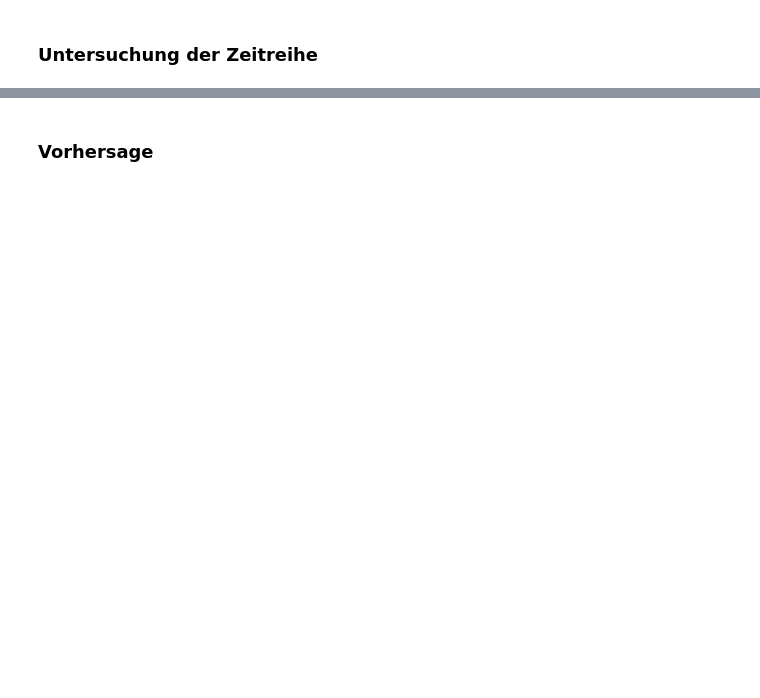
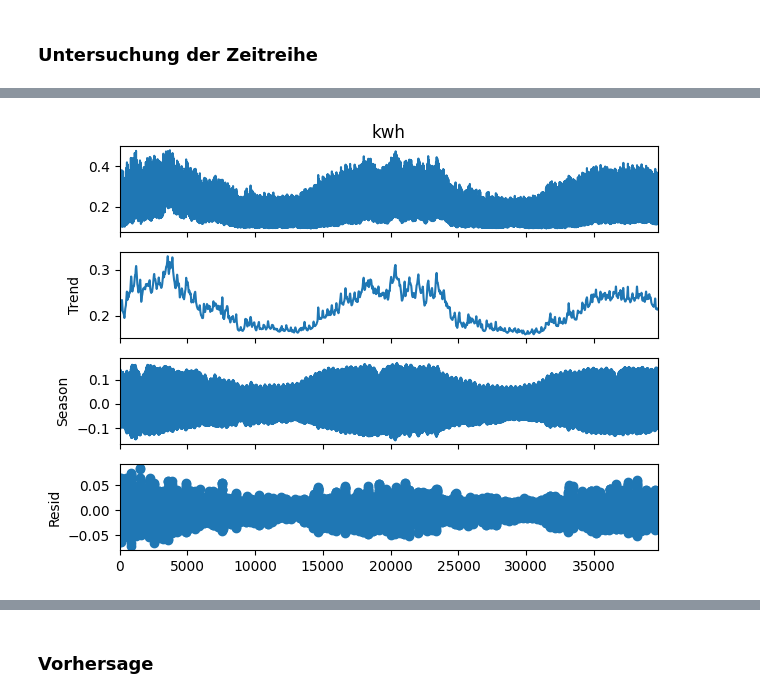
Before and after one commit to vasv1011/semester-3-projekte, a Jupyter notebook: Abgabe 1/analyse.ipynb, the cells around one changed output, grey strips where cells are left out. Cells and saved outputs as stored; diff of their text form; code cells hidden in the pictures; blank space fills up the shorter version.

```diff
--- a/Abgabe 1/analyse.ipynb
+++ b/Abgabe 1/analyse.ipynb
@@ -120,10 +184,12 @@ plt.show()
 # %%
-from statsmodels.tsa.seasonal import STL
+# from statsmodels.tsa.seasonal import STL
 
-decomposition = STL(
-    df["kwh"],
-    period=48  # 48 = Tag, 336 = Woche
-)
-decomposition = decomposition.fit()
-_ = decomposition.plot()
+# decomposition = STL(
+#     df["kwh"],
+#     period=48  # 48 = Tag, 336 = Woche
+# )
+# decomposition = decomposition.fit()
+# _ = decomposition.plot()
+# %% [output]
+[figure, added]
 # %%
```
Also changed, not shown: parts of 13 cells of this notebook.
